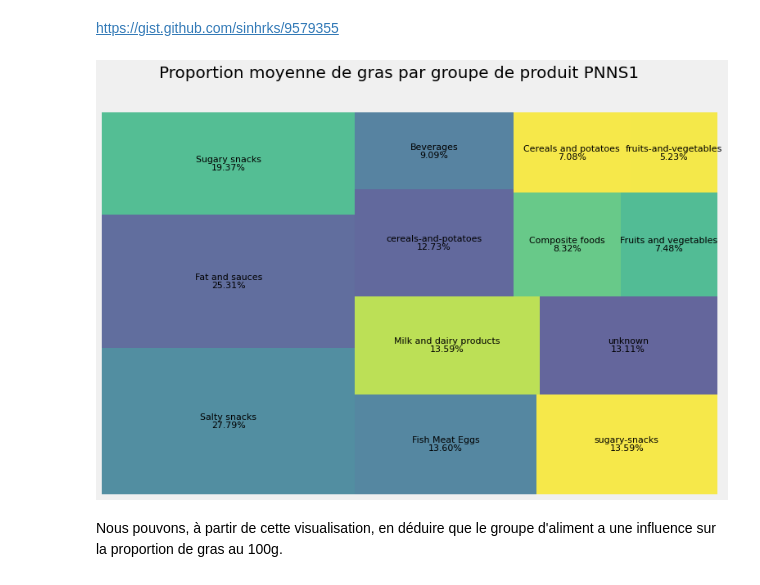
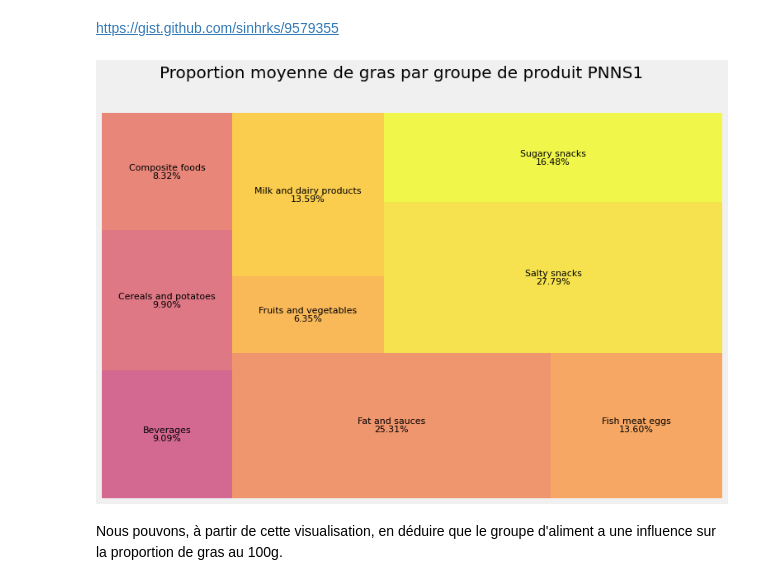
Before and after one commit to DerrazSofiane/sante-publique-analytics, a Jupyter notebook: P3_01_notebook.ipynb, the cells around one changed output. Cells and saved outputs as stored; diff of their text form; code cells hidden in the pictures.

```diff
--- a/P3_01_notebook.ipynb
+++ b/P3_01_notebook.ipynb
@@ -855,6 +855,7 @@ Les hypothèses posées seront donc les suivantes :
 * H1 : Une ou plusieurs proportions sont inégales.
 # %%
 food_group_mean = data_fr.groupby('pnns_groups_1').mean()
-moyenne_gras_par_groupe = food_group_mean[["fat_100g"]].sort_values("fat_100g", ascending=False)
+moyenne_gras_par_groupe = food_group_mean[["fat_100g"]].sort_values("fat_100g", ascending=False).reset_index(level=0)
+moyenne_gras_par_groupe = moyenne_gras_par_groupe[moyenne_gras_par_groupe.pnns_groups_1 != "unknown"]
 moyenne_gras_par_groupe
 # %% [output]
@@ -875,0 +877,6 @@ moyenne_gras_par_groupe
+# %%
+filtre_nettoyage = [x for x in moyenne_gras_par_groupe['pnns_groups_1'].str.replace('-', ' ')]
+moyenne_gras_par_groupe["pnns_groups_1"] = filtre_nettoyage
+moyenne_gras_par_groupe["pnns_groups_1"] = moyenne_gras_par_groupe["pnns_groups_1"].str.capitalize()
+moyenne_gras_par_groupe = moyenne_gras_par_groupe.groupby('pnns_groups_1').mean()
+moyenne_gras_par_groupe
@@ -902,13 +921,18 @@ https://gist.github.com/sinhrks/9579355
 # %%
 fig = plt.figure(figsize=(12,8))
 fig.suptitle("Proportion moyenne de gras par groupe de produit PNNS1", fontsize=20)
+values = ['{0:0.2f}%'.format(s) for s in moyenne_gras_par_groupe["fat_100g"]]
 
-values = ['{0:0.2f}%'.format(s) for s in moyenne_gras_par_groupe["fat_100g"]]
-squarify.plot(sizes=moyenne_gras_par_groupe['fat_100g'], label=moyenne_gras_par_groupe.index, value=values, alpha=.8)
+squarify.plot(sizes=moyenne_gras_par_groupe['fat_100g'],
+              label=moyenne_gras_par_groupe.index,
+              value=values,
+              alpha=.8,
+              color=plt.cm.plasma(np.linspace(0.5, 1, len(moyenne_gras_par_groupe))))
+
 plt.axis('off')
 plt.show()
 # %% [output]
-[figure, old version]
+[figure, new version]
 # %% [markdown]
 Nous pouvons, à partir de cette visualisation, en déduire que le groupe d'aliment a une influence sur la proportion de gras au 100g.
 # %% [markdown]
```
Also changed, not shown: parts of 10 cells of this notebook, 1 other file.
